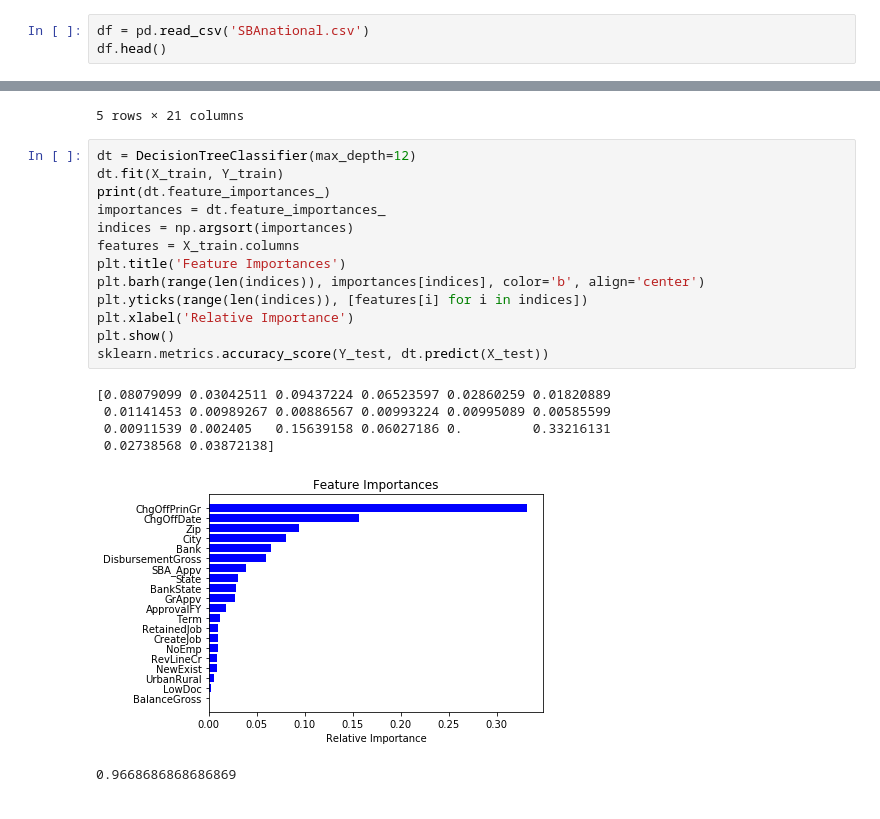
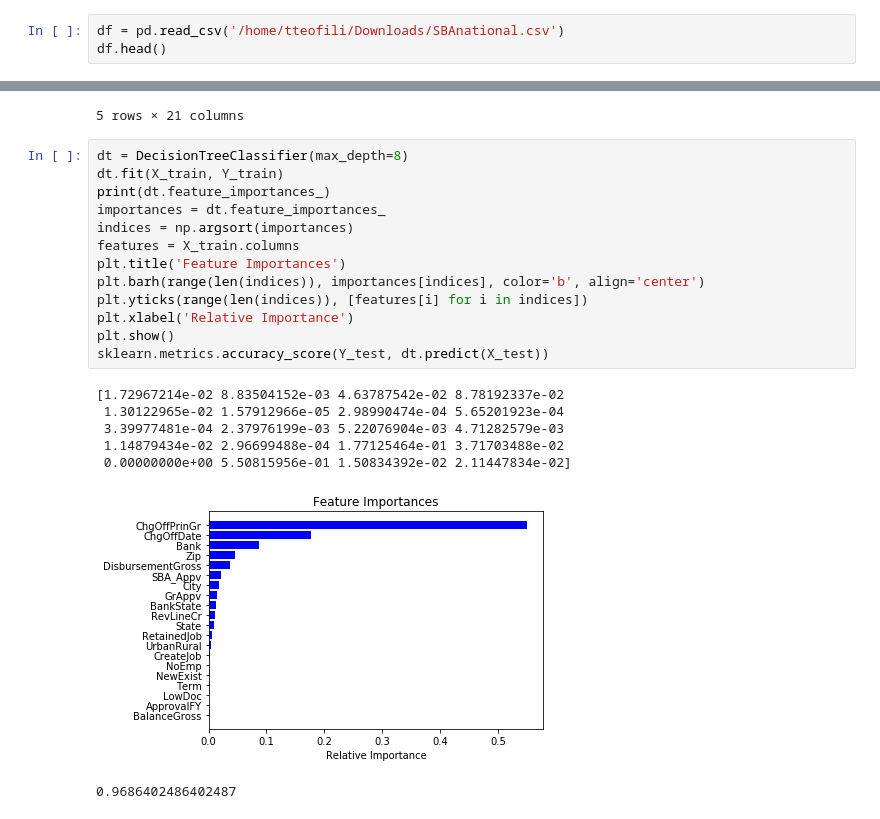
Before and after one commit to tteofili/xai-playground, a Jupyter notebook: pdp_dt.ipynb, the cells around one changed output, grey strips where cells are left out. Drawn from its saved outputs; the diff is of its cells as text.

```diff
--- a/pdp_dt.ipynb
+++ b/pdp_dt.ipynb
@@ -9,7 +9,7 @@ from sklearn import preprocessing
 import matplotlib.pyplot as plt
 import lime.lime_tabular
 # %%
-df = pd.read_csv('SBAnational.csv')
+df = pd.read_csv('/home/tteofili/Downloads/SBAnational.csv')
 df.head()
 # %% [output]
 |  | LoanNr_ChkDgt | Name | City | State | Zip | Bank | BankState | NAICS | ApprovalDate | ... |
@@ -81,22 +81,23 @@ df.head()
 | 60 | 13187 | 22 | 10131 | 3393 | 43 | 1997 | 1997 | 1997 | 1 | 1997 | ... |
 5 rows × 21 columns
 # %%
-dt = DecisionTreeClassifier(max_depth=12)
+dt = DecisionTreeClassifier(max_depth=8)
 dt.fit(X_train, Y_train)
 print(dt.feature_importances_)
 importances = dt.feature_importances_
 indices = np.argsort(importances)
 features = X_train.columns
 plt.title('Feature Importances')
 plt.barh(range(len(indices)), importances[indices], color='b', align='center')
 plt.yticks(range(len(indices)), [features[i] for i in indices])
 plt.xlabel('Relative Importance')
 plt.show()
 sklearn.metrics.accuracy_score(Y_test, dt.predict(X_test))
 # %% [output]
-[0.08079099 0.03042511 0.09437224 0.06523597 0.02860259 0.01820889
- 0.01141453 0.00989267 0.00886567 0.00993224 0.00995089 0.00585599
- 0.00911539 0.002405   0.15639158 0.06027186 0.         0.33216131
- 0.02738568 0.03872138]
+[1.72967214e-02 8.83504152e-03 4.63787542e-02 8.78192337e-02
+ 1.30122965e-02 1.57912966e-05 2.98990474e-04 5.65201923e-04
+ 3.39977481e-04 2.37976199e-03 5.22076904e-03 4.71282579e-03
+ 1.14879434e-02 2.96699488e-04 1.77125464e-01 3.71703488e-02
+ 0.00000000e+00 5.50815956e-01 1.50834392e-02 2.11447834e-02]
-[figure, old version]
+[figure, new version]
-0.9668686868686869
+0.9686402486402487
```
Also changed, not shown: parts of 4 cells of this notebook, 1 other file.
